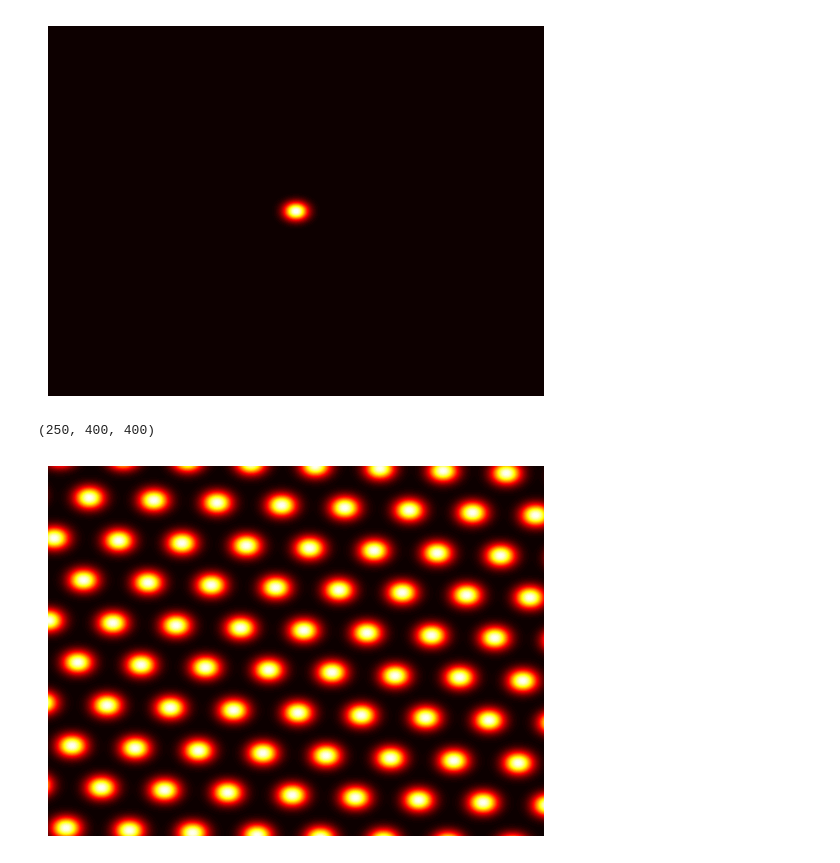
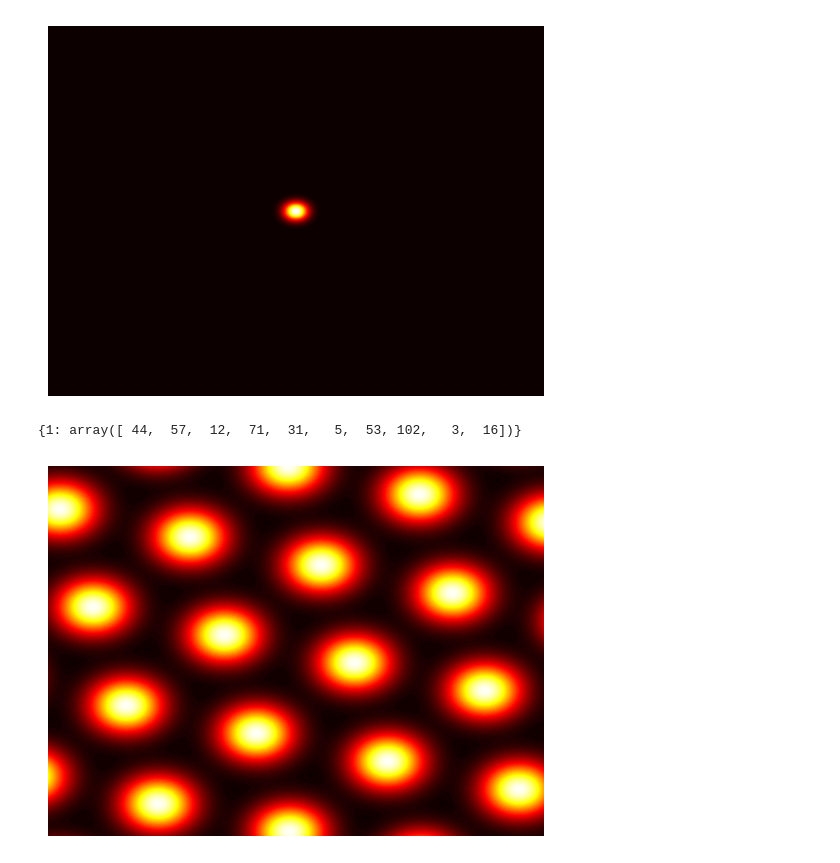
Before and after one commit to ChackMociute/Master-Thesis, a Jupyter notebook: grid_cells.ipynb, the cells around one changed output. Drawn from its saved outputs; the diff is of its cells as text; code cells hidden in the pictures.

```diff
--- a/grid_cells.ipynb
+++ b/grid_cells.ipynb
@@ -42,19 +27,19 @@ plt.show()
 # %% [output]
 [figure]
 # %%
-grid_cells = GridCells(np.linspace(80, 150, 10, dtype=int), n_per_module=25)
+grid_cells = GridCells(np.linspace(100, 200, 10, dtype=int), n_per_module=25)
 grid_cells.reset_modules(1)
 grid_cells.compile_numpy()
-# %%
-grid_cells.shape
-# %% [output]
-(250, 400, 400)
+# %%
+grid_cells.envs
+# %% [output]
+{1: array([ 44,  57,  12,  71,  31,   5,  53, 102,   3,  16])}
 # %%
-plt.contourf(grid_cells[0], levels=100, cmap='hot')
+plt.contourf(grid_cells[-3], levels=100, cmap='hot')
 plt.axis('off')
 plt.show()
 # %% [output]
-[figure, old version]
+[figure, new version]
 # %%
 p = torch.tensor(grid_cells.grid_cells, dtype=torch.float32, device=device).permute(1, 2, 0)
 w = torch.randn(grid_cells.shape[0], requires_grad=True, device=device)
```
Also changed, not shown: parts of 5 cells of this notebook, 1 other file.
